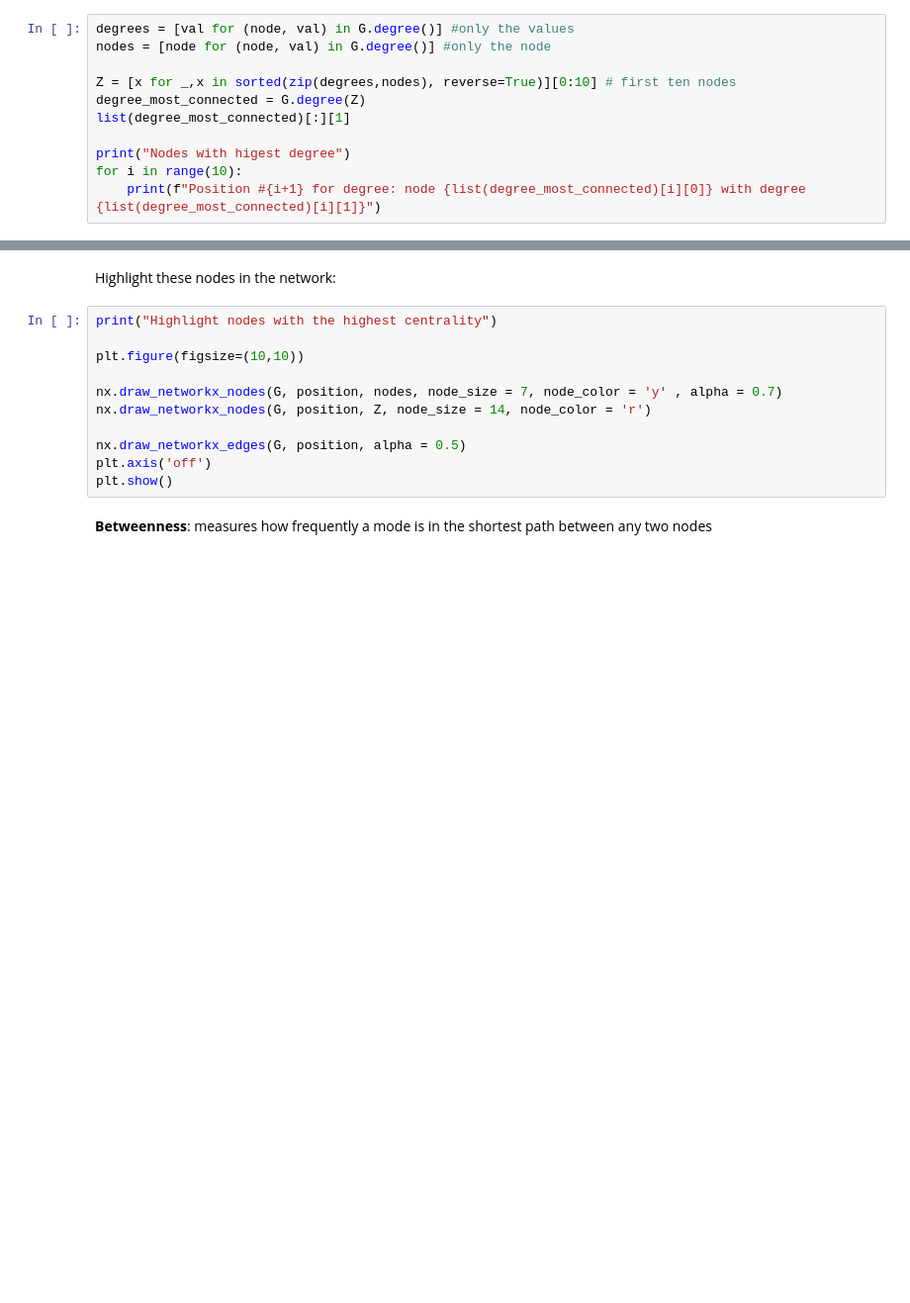
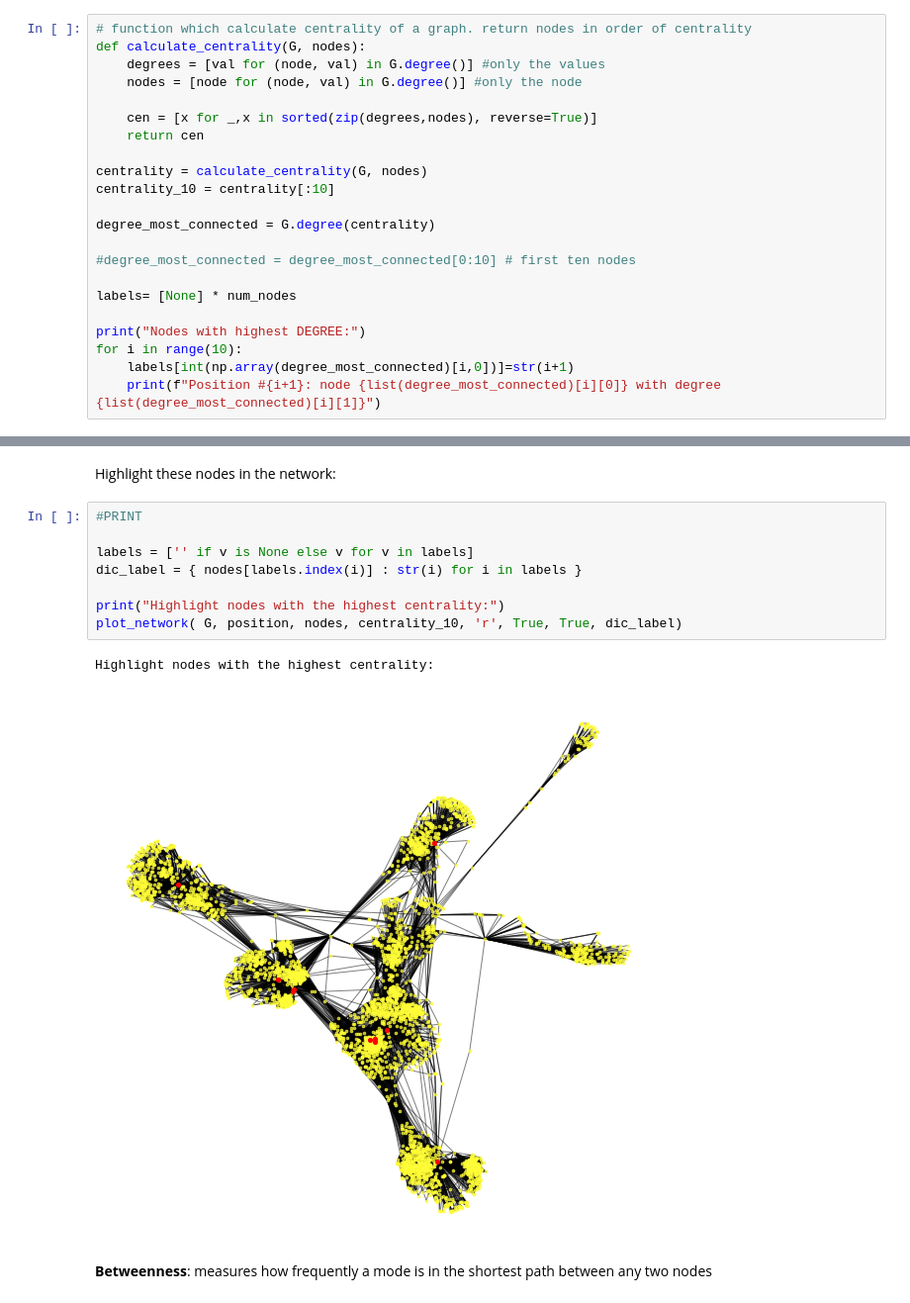
Before and after one commit to anitamezzetti/EPFL_Data_science_in_practice, a Jupyter notebook: Problem Set 3/ps3.ipynb, the cells around one changed output, grey strips where cells are left out. Shown at 99% size. Drawn from its saved outputs; the diff is of its cells as text; blank space fills up the shorter version.

```diff
--- a/Problem Set 3/ps3.ipynb
+++ b/Problem Set 3/ps3.ipynb
@@ -77,14 +254,25 @@ print(f" For example, node number '{list(nodes_degree)[0][0]}' degree is equal t
 # %% [markdown]
 In our dataset, each node is a person. Then the degree of that person is the number of people he/she is talking to. Let us see who are the people with more contacts:
 # %%
-degrees = [val for (node, val) in G.degree()] #only the values
-nodes = [node for (node, val) in G.degree()] #only the node
+# function which calculate centrality of a graph. return nodes in order of centrality
+def calculate_centrality(G, nodes):
+    degrees = [val for (node, val) in G.degree()] #only the values
+    nodes = [node for (node, val) in G.degree()] #only the node
 
-Z = [x for _,x in sorted(zip(degrees,nodes), reverse=True)][0:10] # first ten nodes
-degree_most_connected = G.degree(Z)
-list(degree_most_connected)[:][1]
+    cen = [x for _,x in sorted(zip(degrees,nodes), reverse=True)]
+    return cen
 
-print("Nodes with higest degree")
+centrality = calculate_centrality(G, nodes)
+centrality_10 = centrality[:10]
+
+degree_most_connected = G.degree(centrality)
+
+#degree_most_connected = degree_most_connected[0:10] # first ten nodes
+
+labels= [None] * num_nodes
+
+print("Nodes with highest DEGREE:")
 for i in range(10):
-    print(f"Position #{i+1} for degree: node {list(degree_most_connected)[i][0]} with degree {list(degree_most_connected)[i][1]}")
+    labels[int(np.array(degree_most_connected)[i,0])]=str(i+1)
+    print(f"Position #{i+1}: node {list(degree_most_connected)[i][0]} with degree {list(degree_most_connected)[i][1]}")
 # %% [output]
@@ -102,16 +290,16 @@ Position #10 for degree: node 1663 with degree 235
 # %% [markdown]
 Highlight these nodes in the network:
-# %%
-print("Highlight nodes with the highest centrality")
-
-plt.figure(figsize=(10,10))
-
-nx.draw_networkx_nodes(G, position, nodes, node_size = 7, node_color = 'y' , alpha = 0.7)
-nx.draw_networkx_nodes(G, position, Z, node_size = 14, node_color = 'r')
-
-nx.draw_networkx_edges(G, position, alpha = 0.5)
-plt.axis('off')
-plt.show()
+# %%
+#PRINT
+
+labels = ['' if v is None else v for v in labels]
+dic_label = { nodes[labels.index(i)] : str(i) for i in labels }
+
+print("Highlight nodes with the highest centrality:")
+plot_network( G, position, nodes, centrality_10, 'r', True, True, dic_label)
+# %% [output]
+Highlight nodes with the highest centrality:
+[figure, added]
 # %% [markdown]
 **Betweenness**: measures how frequently a mode is in the shortest path between any two nodes
 # %%
```
Also changed, not shown: parts of 71 cells of this notebook, 3 other files.
